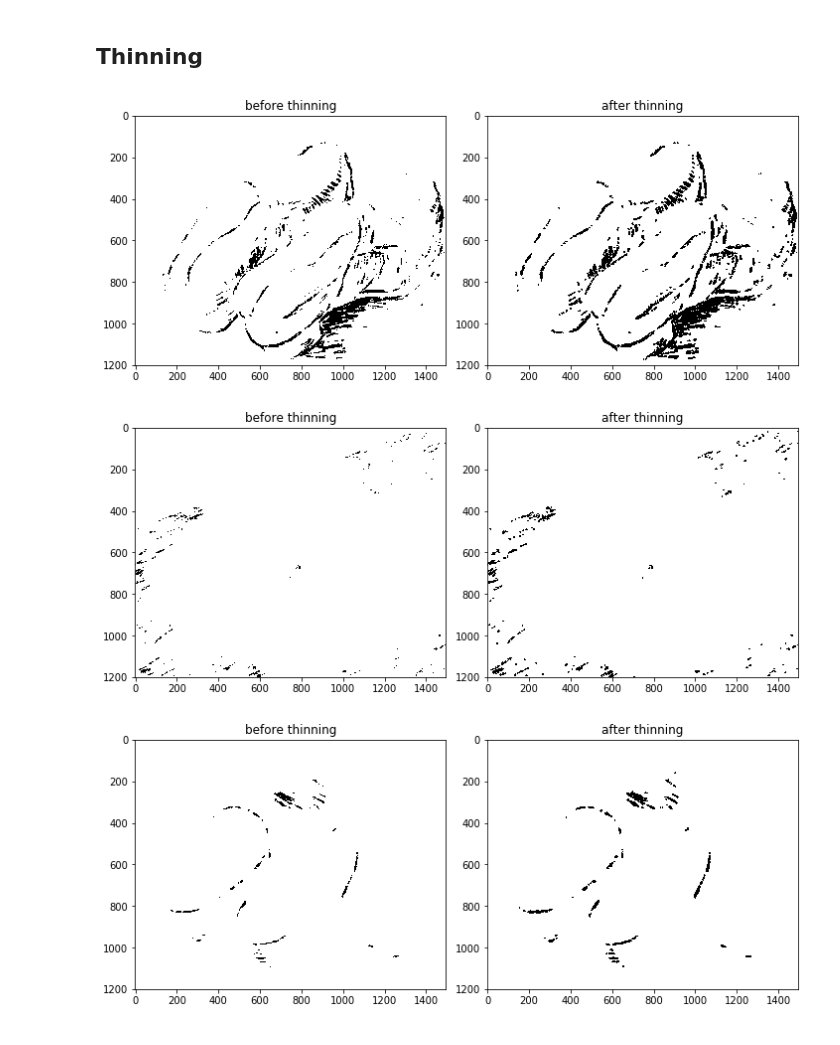
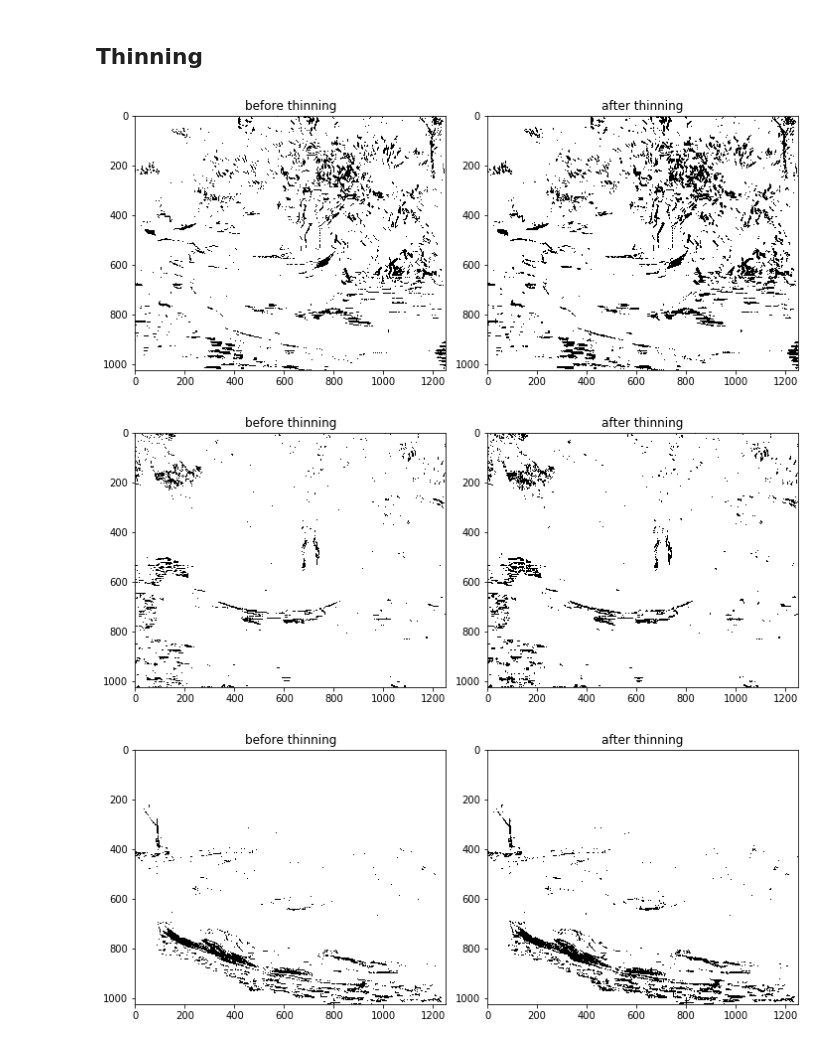
Before and after one commit to torres07/visao-computacional, a Jupyter notebook: projeto-vg/detect-brushstrokes.ipynb, the cells around one changed output. Cells and saved outputs as stored; diff of their text form; code cells hidden in the pictures.

```diff
--- a/projeto-vg/detect-brushstrokes.ipynb
+++ b/projeto-vg/detect-brushstrokes.ipynb
@@ -7,12 +15,13 @@ from matplotlib import pyplot as plt
 # %%
 # https://docs.opencv.org/3.1.0/d1/d5c/tutorial_py_kmeans_opencv.html
 
-img = cv2.imread('data/a-pair-of-leather-clogs-1888.jpg', cv2.COLOR_BGR2RGB)
+filename = 'rowing-boats-on-the-banks-of-the-oise-1890.jpg'
+img = cv2.imread('data/' + filename, cv2.COLOR_BGR2RGB)
 Z = img.reshape((-1, 3))
 Z = np.float32(Z)
 
 criteria = (cv2.TERM_CRITERIA_EPS + cv2.TERM_CRITERIA_MAX_ITER, 10, 1.0)
-K = 24
+K = 16
 ret, label, center = cv2.kmeans(Z, K, None, criteria, 10, cv2.KMEANS_RANDOM_CENTERS)
 
 # Now convert back into uint8, and make original image
@@ -21,6 +30,5 @@ res = center[label.flatten()]
 res2 = res.reshape((img.shape))
 res2 = cv2.cvtColor(res2, cv2.COLOR_BGR2RGB)
 
-plt.imshow(res2)
-plt.show()
+plot_source_quantization(img, res2)
 # %% [output]
@@ -28,7 +36,7 @@ plt.show()
 # %% [markdown]
 ## Cluster colors
 # %%
-x, y = 6, 4 # size of color grid
+x, y = 4, 4 # size of color grid
 
 color_clusters = np.unique(res2.reshape(-1, img.shape[2]), axis=0)
 fig, ax = plt.subplots(x, y)
@@ -89,11 +97,11 @@ def plot_closing(binary_image, closing_image):
     ax[1].imshow(closing_image, 'gray')
     ax[1].set_title('after closing')
 # %%
-clusters_idxs = [0, 18, 21, 22]
+clusters_idxs = [0, 3, 6, 10, 13, 15]
 closing_images = []
 
 for i in clusters_idxs:
-    closing_img = apply_closing(binary_images[i], kernel_size=(5,5))
+    closing_img = apply_closing(binary_images[i], kernel_size=(3,3))
     closing_images.append(closing_img)
     plot_closing(binary_images[i], closing_img)
 # %% [output]
@@ -134,11 +144,11 @@ def plot_thinning(binary_image, thinning_image):
 # %%
 thinning_images = []
 
 for img in closing_images:
-    thinning_img = apply_thinning(img, 16)
+    thinning_img = apply_thinning(img)
     thinning_images.append(thinning_img)
     plot_thinning(img, thinning_img)
 # %% [output]
-[figure, old version]
+[figure, new version]
-[figure, old version]
+[figure, new version]
-[figure, old version]
+[figure, new version]
```
Also changed, not shown: parts of 11 cells of this notebook, 21 other files.
